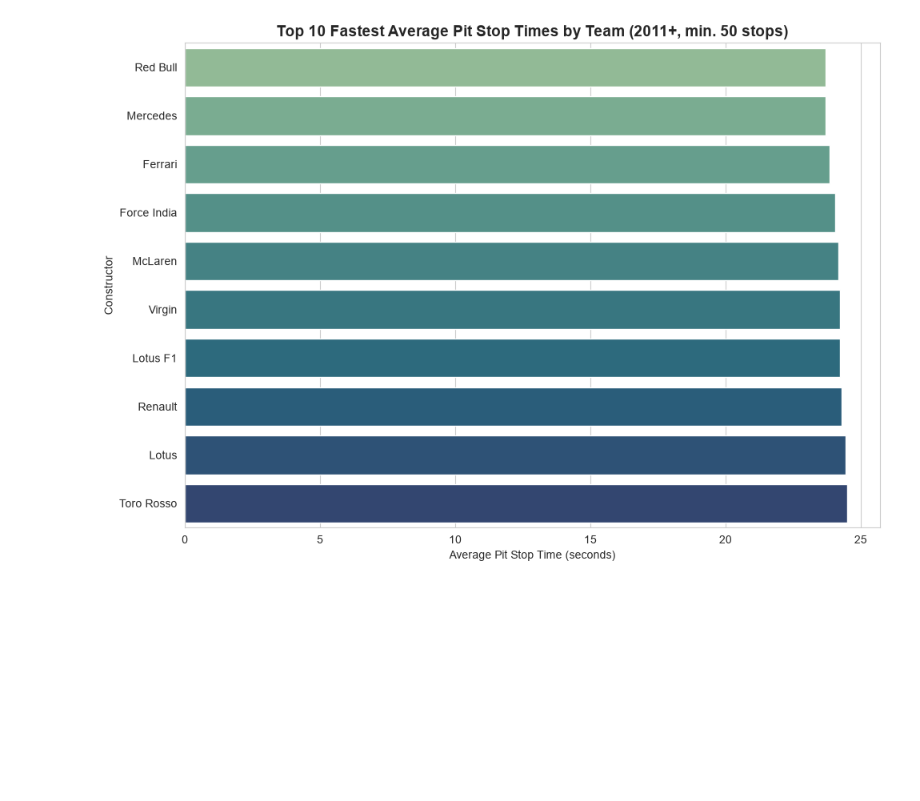
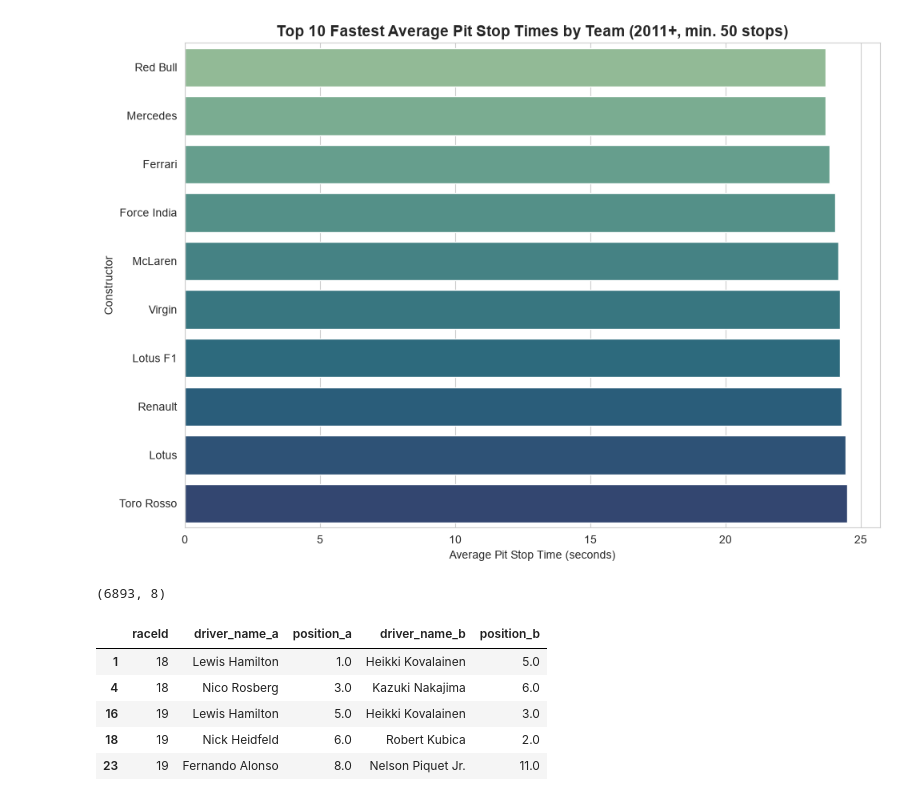
Before and after one commit to Mohitbadetiya/f1-analytics-dashboard, a Jupyter notebook: notebooks/01_data_exploration.ipynb, the cells around one changed output. Drawn from its saved outputs; the diff is of its cells as text; code cells hidden in the pictures; blank space fills up the shorter version.

```diff
--- a/notebooks/01_data_exploration.ipynb
+++ b/notebooks/01_data_exploration.ipynb
@@ -384,3 +384,19 @@ plt.tight_layout()
 plt.show()
 # %% [output]
 [figure]
+# %%
+race_results = master[master['classified'] == True][['raceId', 'driverId', 'driver_name', 'constructorId', 'position']].copy()
+
+teammate_pairs = race_results.merge(race_results, on=['raceId', 'constructorId'], suffixes=('_a', '_b'))
+teammate_pairs = teammate_pairs[teammate_pairs['driverId_a'] < teammate_pairs['driverId_b']]
+
+print(teammate_pairs.shape)
+teammate_pairs[['raceId', 'driver_name_a', 'position_a', 'driver_name_b', 'position_b']].head()
+# %% [output]
+(6893, 8)
+|  | raceId | driver_name_a | position_a | driver_name_b | position_b |
+| 1 | 18 | Lewis Hamilton | 1.0 | Heikki Kovalainen | 5.0 |
+| 4 | 18 | Nico Rosberg | 3.0 | Kazuki Nakajima | 6.0 |
+| 16 | 19 | Lewis Hamilton | 5.0 | Heikki Kovalainen | 3.0 |
+| 18 | 19 | Nick Heidfeld | 6.0 | Robert Kubica | 2.0 |
+| 23 | 19 | Fernando Alonso | 8.0 | Nelson Piquet Jr. | 11.0 |
```
Also changed, not shown: parts of 7 cells of this notebook, 1 other file.
